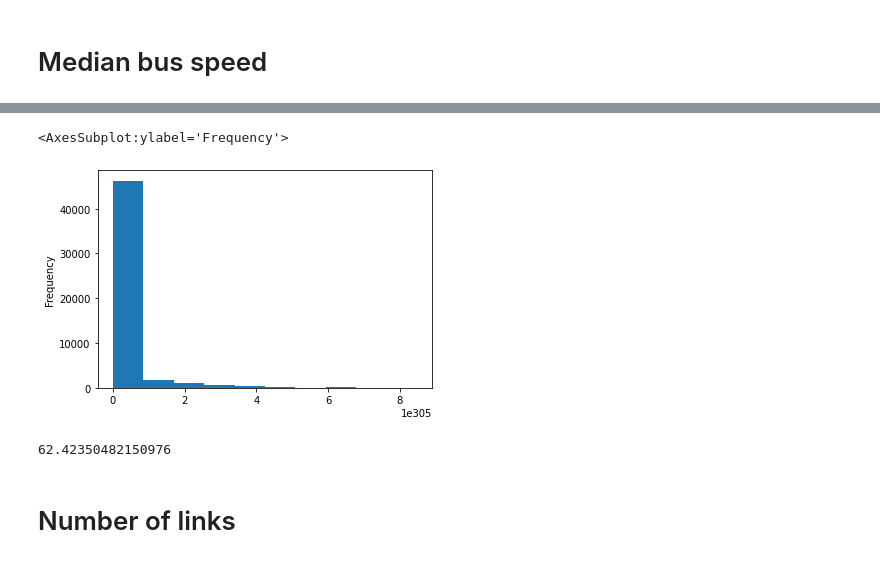
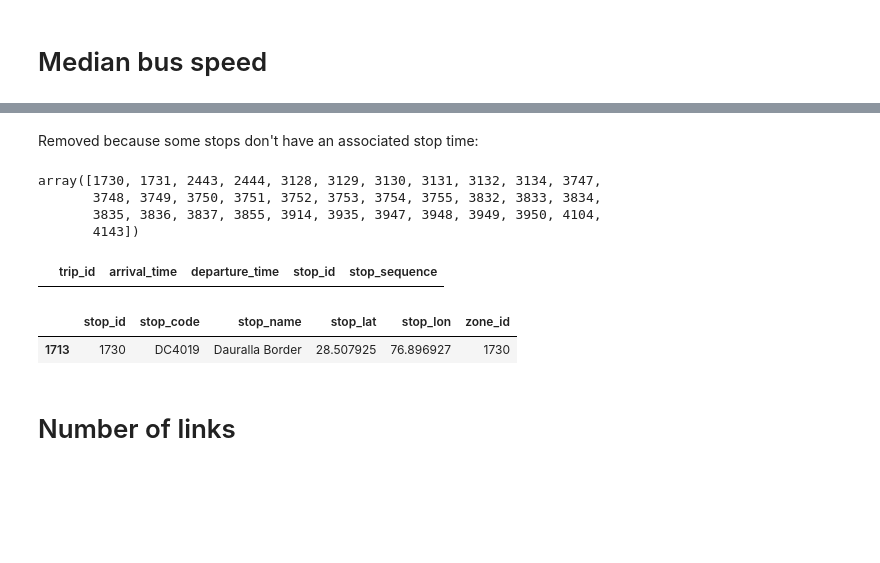
Before and after one commit to akazukin5151/comparative-accessibility, a Jupyter notebook: delhi.ipynb, the cells around one changed output, grey strips where cells are left out. Drawn from its saved outputs; the diff is of its cells as text; code cells hidden in the pictures; blank space fills up the shorter version.

Commit message:
Remove bus speed from delhi

```diff
--- a/delhi.ipynb
+++ b/delhi.ipynb
@@ -453,13 +322,21 @@ Length: 50355, dtype: float64
-# %%
-avg_speed_between_stops.plot.hist()
-# %% [output]
-<AxesSubplot:ylabel='Frequency'>
-[figure, removed]
-# %%
-# Global median bus speed
-avg_speed_between_stops.median()
-# %% [output]
-62.42350482150976
+# %% [markdown]
+Removed because some stops don't have an associated stop time:
+# %%
+np.setdiff1d(stops.stop_id.unique(), stop_times.stop_id.unique())
+# %% [output]
+array([1730, 1731, 2443, 2444, 3128, 3129, 3130, 3131, 3132, 3134, 3747,
+       3748, 3749, 3750, 3751, 3752, 3753, 3754, 3755, 3832, 3833, 3834,
+       3835, 3836, 3837, 3855, 3914, 3935, 3947, 3948, 3949, 3950, 4104,
+       4143])
+# %%
+stop_times[stop_times.stop_id == 1730]
+# %% [output]
+|  | trip_id | arrival_time | departure_time | stop_id | stop_sequence |
+# %%
+stops[stops.stop_id == 1730]
+# %% [output]
+|  | stop_id | stop_code | stop_name | stop_lat | stop_lon | zone_id |
+| 1713 | 1730 | DC4019 | Dauralla Border | 28.507925 | 76.896927 | 1730 |
 # %% [markdown]
 # Number of links
 # %% [markdown]
```
Also changed, not shown: parts of 30 cells of this notebook.
